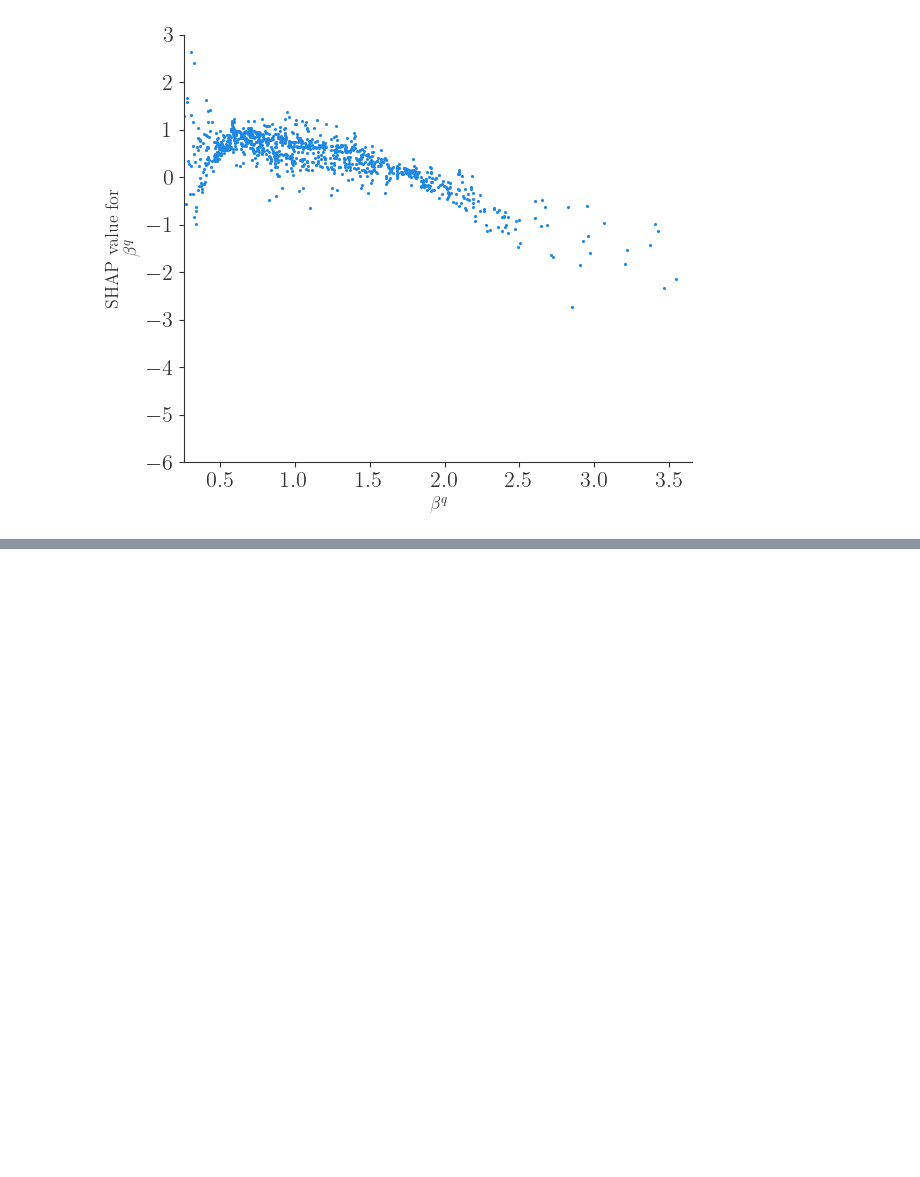
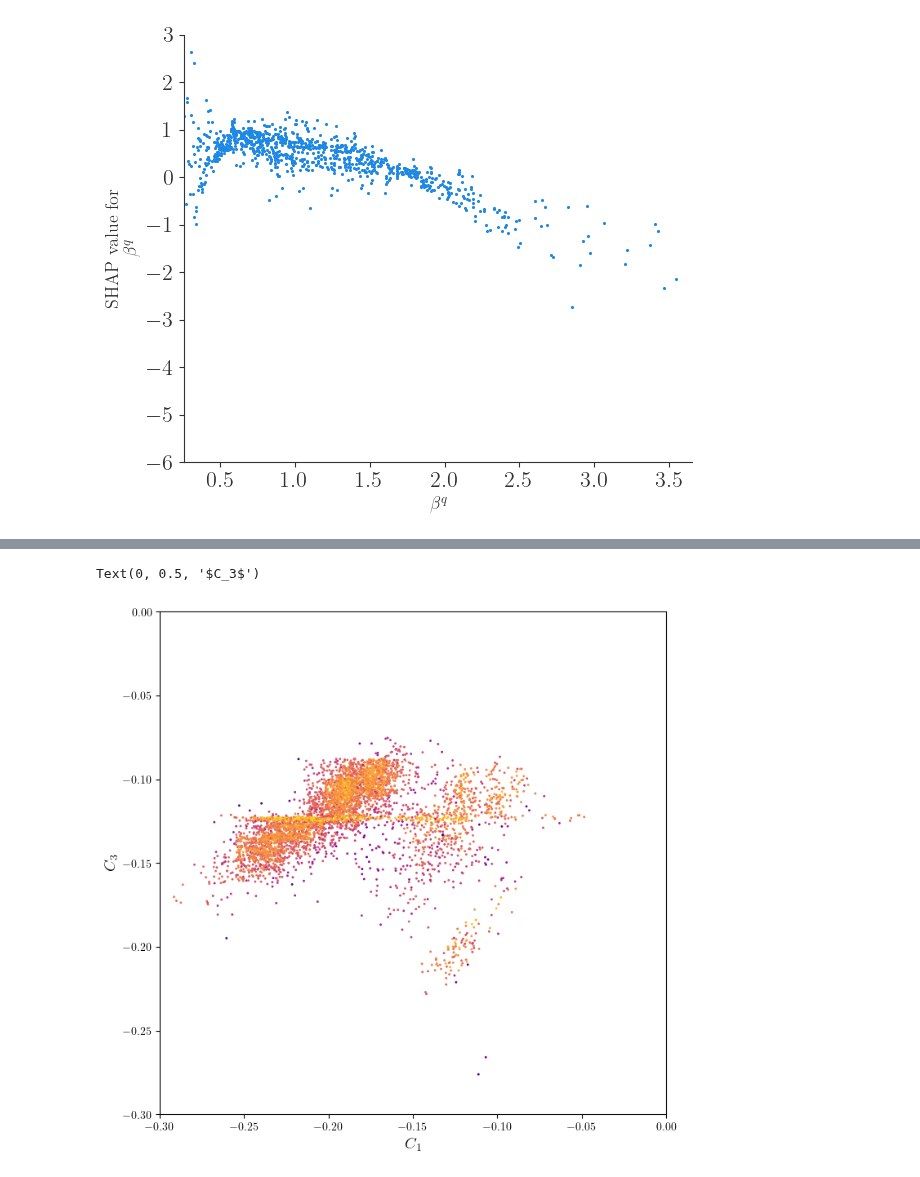
Before and after one commit to Jorge-Alda/SMEFT19-notebooks, a Jupyter notebook: PaperML/05_Training.ipynb, the cells around one changed output, grey strips where cells are left out. Cells and saved outputs as stored; diff of their text form; code cells hidden in the pictures; blank space fills up the shorter version.

```diff
--- a/PaperML/05_Training.ipynb
+++ b/PaperML/05_Training.ipynb
@@ -128,0 +232,10 @@ ntree_limit is deprecated, use `iteration_range` or model slicing instead.
+# %%
+fig = plt.figure(figsize=(8,8))
+plt.scatter([p[0] for p in newpoints], [p[1] for p in newpoints], s=1.1, c=preds, cmap='plasma')
+plt.xlim([-0.3, 0])
+plt.ylim([-0.3, 0])
+plt.xlabel(r'$C_1$')
+plt.ylabel(r'$C_3$')
+# %% [output]
+Text(0, 0.5, '$C_3$')
+[figure, added]
```
Also changed, not shown: parts of 14 cells of this notebook, 10 other files.
